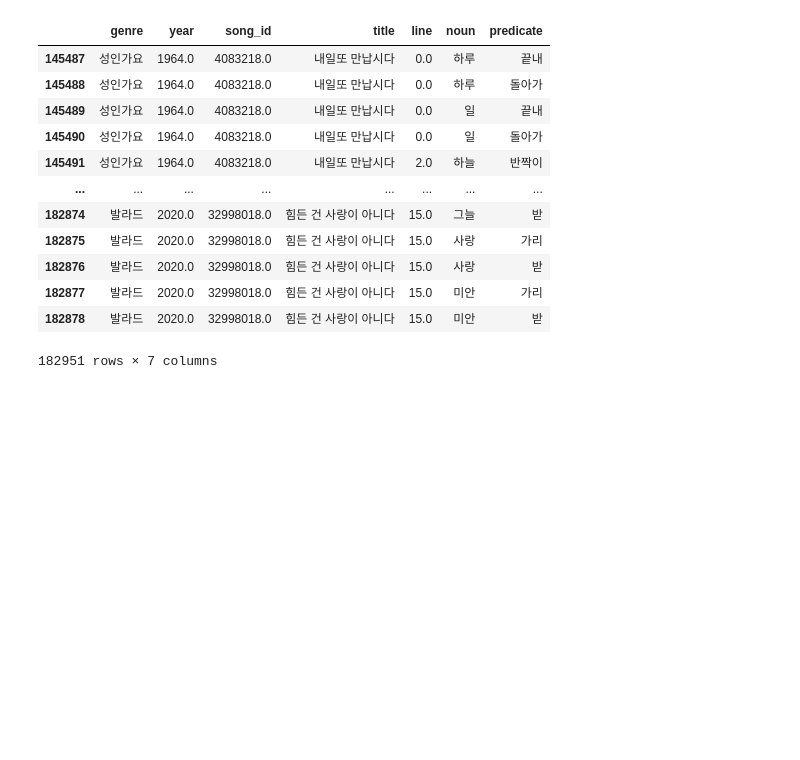
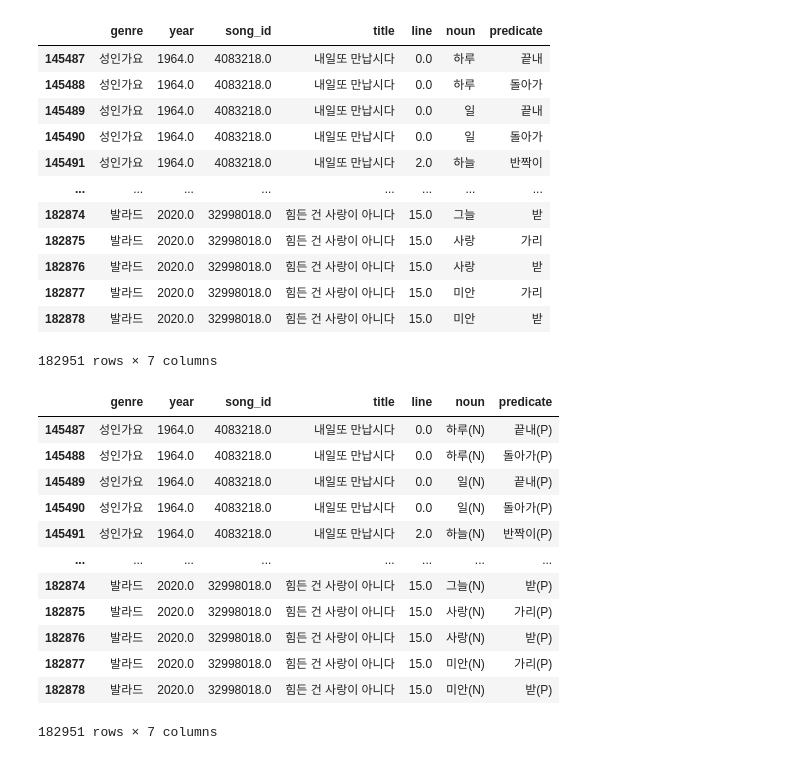
Before and after one commit to JunHCha/K-POP-Lyrics-1964-2020, a Jupyter notebook: scripts/lyrics_co_occurence.ipynb, the cells around one changed output. Saved outputs shown, nothing was run; the diff lists cells and outputs as text; code cells hidden in the pictures; blank space fills up the shorter version.

```diff
--- a/scripts/lyrics_co_occurence.ipynb
+++ b/scripts/lyrics_co_occurence.ipynb
@@ -131,6 +131,25 @@ cooccured_words
 | 182877 | 발라드 | 2020.0 | 32998018.0 | 힘든 건 사랑이 아니다 | 15.0 | 미안 | 가리 |
 | 182878 | 발라드 | 2020.0 | 32998018.0 | 힘든 건 사랑이 아니다 | 15.0 | 미안 | 받 |
 182951 rows × 7 columns
+# %%
+# 명사, 용언 노드 태그 추가
+cooccured_words["noun"] = cooccured_words["noun"].astype(str) + "(N)"
+cooccured_words["predicate"] = cooccured_words["predicate"].astype(str) + "(P)"
+cooccured_words
+# %% [output]
+|  | genre | year | song_id | title | line | noun | predicate |
+| 145487 | 성인가요 | 1964.0 | 4083218.0 | 내일또 만납시다 | 0.0 | 하루(N) | 끝내(P) |
+| 145488 | 성인가요 | 1964.0 | 4083218.0 | 내일또 만납시다 | 0.0 | 하루(N) | 돌아가(P) |
+| 145489 | 성인가요 | 1964.0 | 4083218.0 | 내일또 만납시다 | 0.0 | 일(N) | 끝내(P) |
+| 145490 | 성인가요 | 1964.0 | 4083218.0 | 내일또 만납시다 | 0.0 | 일(N) | 돌아가(P) |
+| 145491 | 성인가요 | 1964.0 | 4083218.0 | 내일또 만납시다 | 2.0 | 하늘(N) | 반짝이(P) |
+| ... | ... | ... | ... | ... | ... | ... | ... |
+| 182874 | 발라드 | 2020.0 | 32998018.0 | 힘든 건 사랑이 아니다 | 15.0 | 그늘(N) | 받(P) |
+| 182875 | 발라드 | 2020.0 | 32998018.0 | 힘든 건 사랑이 아니다 | 15.0 | 사랑(N) | 가리(P) |
+| 182876 | 발라드 | 2020.0 | 32998018.0 | 힘든 건 사랑이 아니다 | 15.0 | 사랑(N) | 받(P) |
+| 182877 | 발라드 | 2020.0 | 32998018.0 | 힘든 건 사랑이 아니다 | 15.0 | 미안(N) | 가리(P) |
+| 182878 | 발라드 | 2020.0 | 32998018.0 | 힘든 건 사랑이 아니다 | 15.0 | 미안(N) | 받(P) |
+182951 rows × 7 columns
 # %%
 cooccured_words.reset_index(drop=True).to_csv(
     "../data/lyrics_cooccured/lyric_cooccured_by_line.csv", encoding="utf-8-sig"
```
Also changed, not shown: 5 other files.
